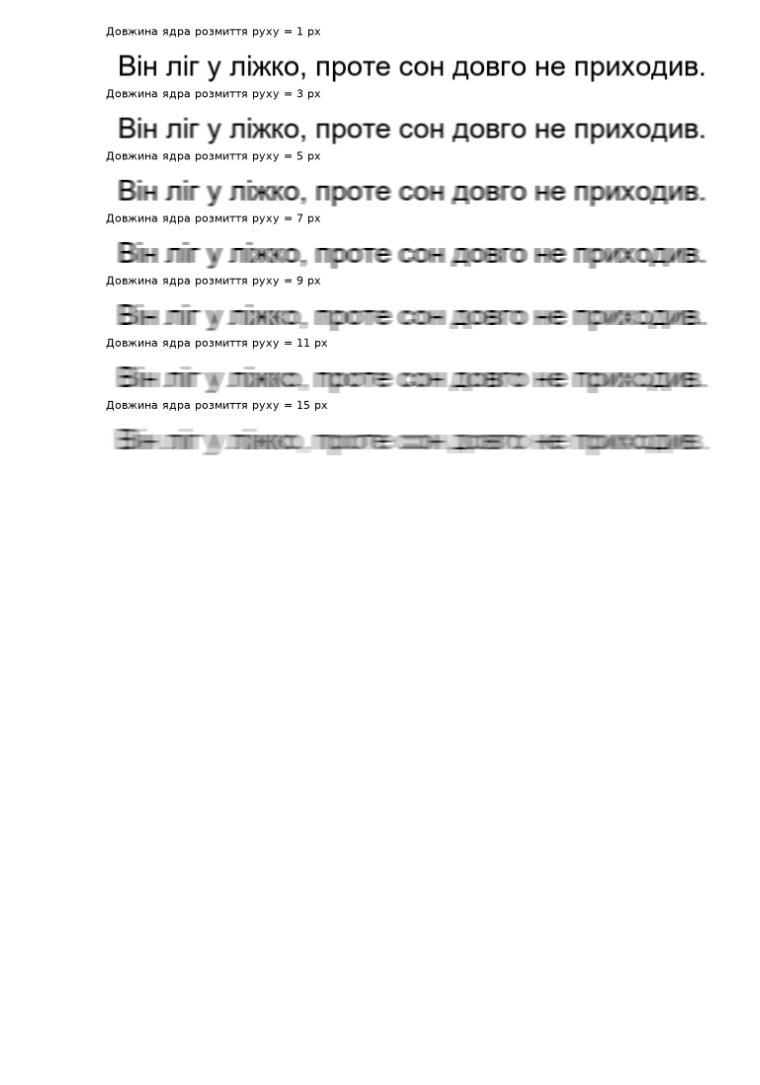
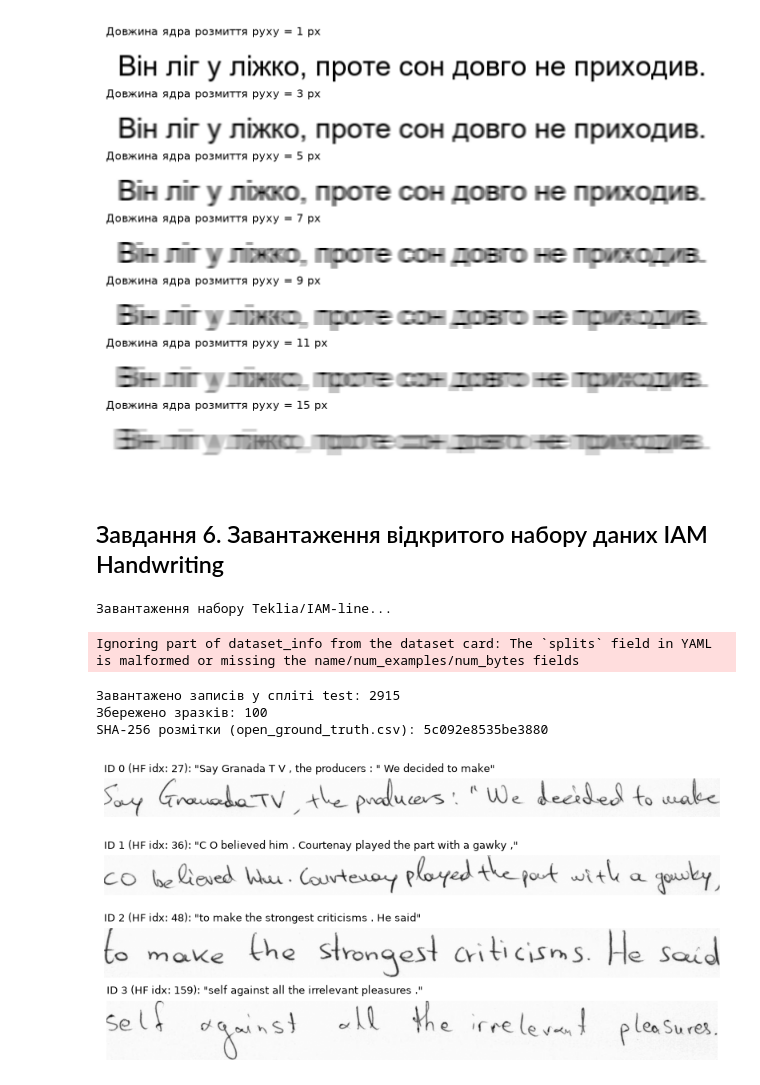
Before and after one commit to Lavro2005/AI_Lab_03, a Jupyter notebook: Lab_03.ipynb, the cells around one changed output. Cells and saved outputs as stored; diff of their text form; code cells hidden in the pictures; blank space fills up the shorter version.

Commit message:
feat: download and sample 100 lines from IAM dataset (task 6)

```diff
--- a/Lab_03.ipynb
+++ b/Lab_03.ipynb
@@ -175,3 +175,78 @@ plt.show()
 Згенеровано зображень: 280 (40 рядків × 7 рівнів)
 SHA-256 еталону (ground_truth.csv): a458a28ec264b3da
 [figure]
+# %% [markdown]
+## Завдання 6. Завантаження відкритого набору даних IAM Handwriting
+# %%
+import hashlib
+import os
+import cv2
+from datasets import load_dataset
+import matplotlib.pyplot as plt
+import pandas as pd
+
+# 1. Створення каталогу для зображень відкритого набору
+os.makedirs("data/open", exist_ok=True)
+
+# 2. Завантаження тестового спліту набору Teklia/IAM-line з Hugging Face
+print("Завантаження набору Teklia/IAM-line...")
+iam_dataset = load_dataset("Teklia/IAM-line", split="test")
+total_available = len(iam_dataset)
+print(f"Завантажено записів у спліті test: {total_available}")
+
+# 3. Детермінований відбір 100 випадкових зразків за допомогою rng (SEED = 9957)
+NUM_SAMPLES = 100
+selected_indices = rng.choice(total_available, size=NUM_SAMPLES, replace=False)
+selected_indices = sorted(selected_indices)
+
+# 4. Збереження зображень та формування розмітки
+open_records = []
+
+for new_id, orig_idx in enumerate(selected_indices):
+  sample = iam_dataset[int(orig_idx)]
+  img = sample["image"]
+  text = sample["text"]
+
+  # Формування унікального шляху
+  img_path = f"data/open/iam_{new_id:03d}.png"
+  img.save(img_path)
+
+  open_records.append({
+      "id": new_id,
+      "orig_hf_idx": int(orig_idx),
+      "path": img_path,
+      "gt": text,
+  })
+
+# 5. Збереження розмітки у CSV та розрахунок SHA-256
+df_open = pd.DataFrame(open_records)
+df_open.to_csv("data/open_ground_truth.csv", index=False)
+
+with open("data/open_ground_truth.csv", "rb") as f:
+  sha_open = hashlib.sha256(f.read()).hexdigest()[:16]
+
+print(f"Збережено зразків: {len(df_open)}")
+print(f"SHA-256 розмітки (open_ground_truth.csv): {sha_open}")
+
+# 6. Візуалізація перших 4 зразків для звіту
+fig, axes = plt.subplots(4, 1, figsize=(8, 4))
+for ax, rec in zip(axes, open_records[:4]):
+  img = cv2.imread(rec["path"], cv2.IMREAD_GRAYSCALE)
+  ax.imshow(img, cmap="gray")
+  ax.set_title(
+      f"ID {rec['id']} (HF idx: {rec['orig_hf_idx']}): \"{rec['gt']}\"",
+      fontsize=9,
+      loc="left",
+  )
+  ax.axis("off")
+
+plt.tight_layout()
+fig.savefig("figures/fig0_open_samples.png", dpi=150, bbox_inches="tight")
+plt.show()
+# %% [output]
+Завантаження набору Teklia/IAM-line...
+Ignoring part of dataset_info from the dataset card: The `splits` field in YAML is malformed or missing the name/num_examples/num_bytes fields
+Завантажено записів у спліті test: 2915
+Збережено зразків: 100
+SHA-256 розмітки (open_ground_truth.csv): 5c092e8535be3880
+[figure, added]
```
Also changed, not shown: 3 other files.
